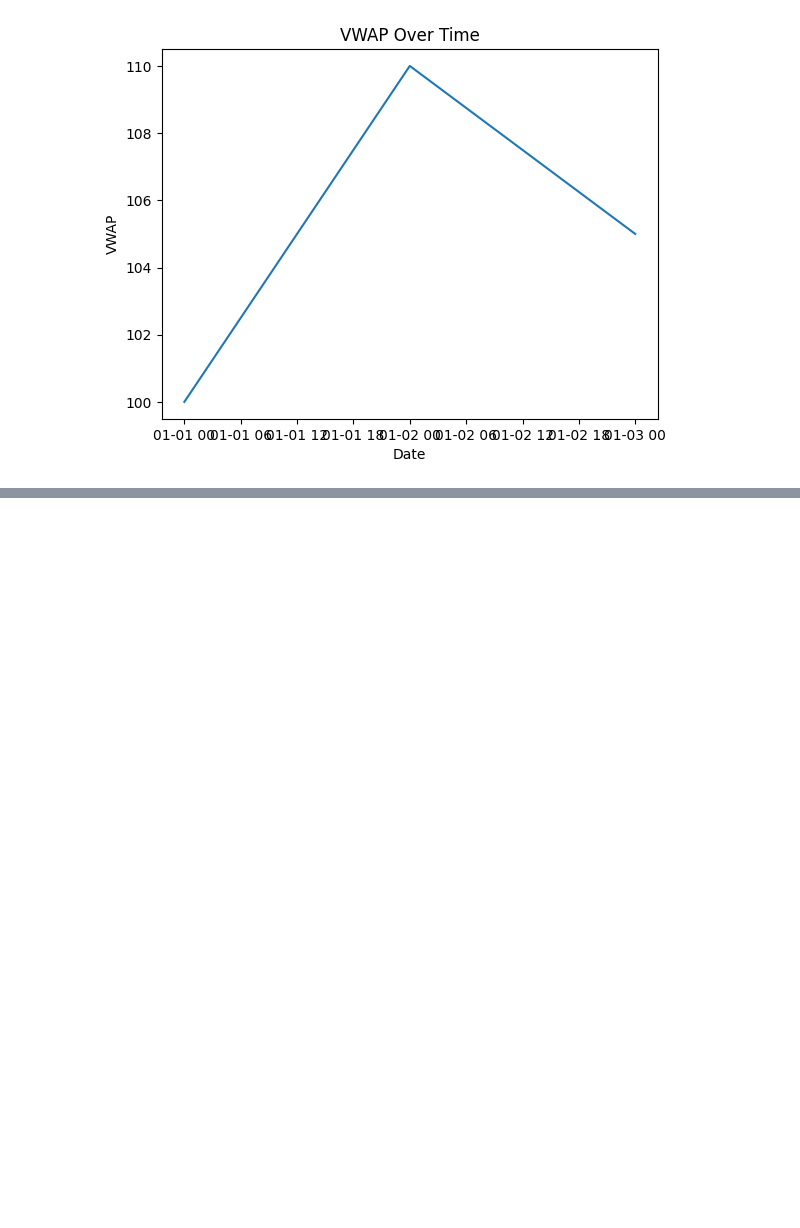
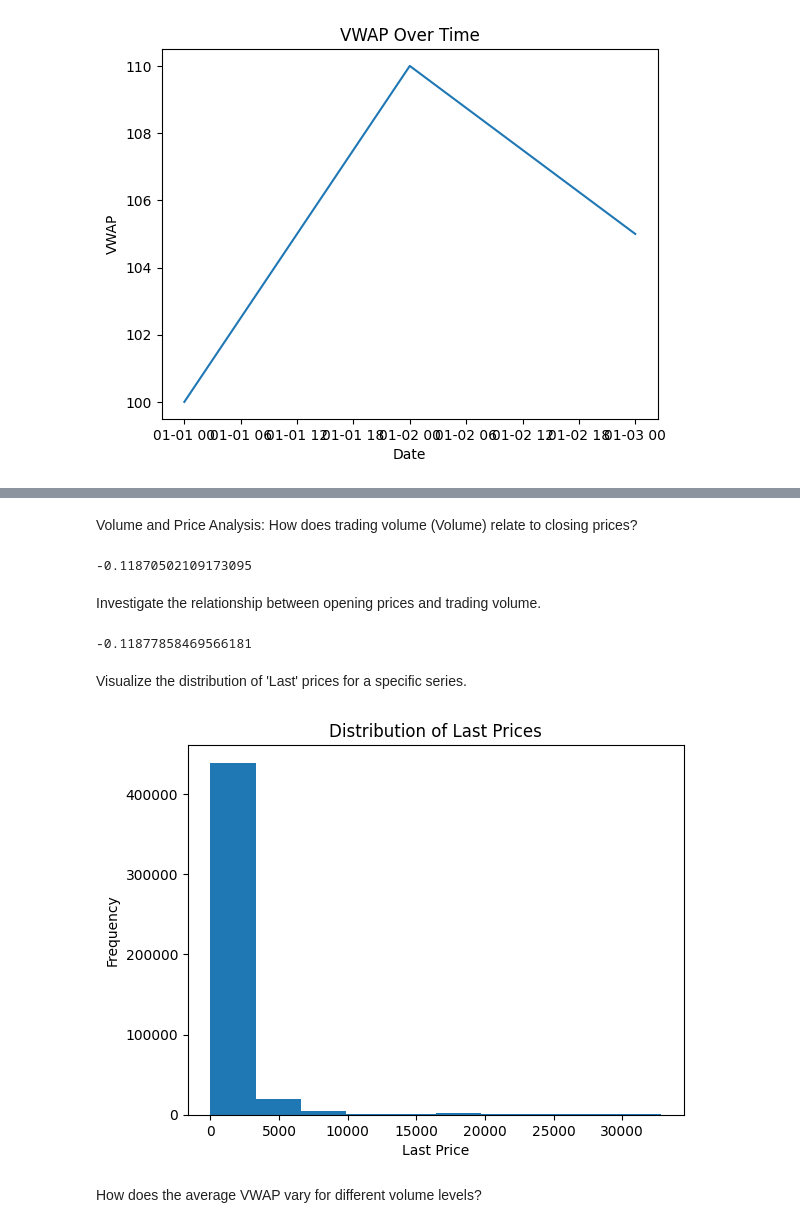
Before and after one commit to AkshayaKakde/Stock-Market-Data-Analysis-and-Reporting, a Jupyter notebook: stock_data_analysis.ipynb, the cells around one changed output, grey strips where cells are left out. Cells and saved outputs as stored; diff of their text form; code cells hidden in the pictures; blank space fills up the shorter version.

```diff
--- a/stock_data_analysis.ipynb
+++ b/stock_data_analysis.ipynb
@@ -283,0 +349,8 @@ plt.show()
+# %%
+df['Date'] = pd.to_datetime(df['Date'])
+
+df['Month'] = df['Date'].dt.month
+
+seasonality_by_industry = df.groupby(['Industry', 'Month'])['Volume'].mean()
+
+print(seasonality_by_industry)
@@ -283,0 +383,27 @@ plt.show()
+# %% [markdown]
+Volume and Price Analysis:
+How does trading volume (Volume) relate to closing prices?
+# %%
+volume_close_corr = df['Volume'].corr(df['Close'])
+print(volume_close_corr)
+# %% [output]
+-0.11870502109173095
+# %% [markdown]
+Investigate the relationship between opening prices and trading volume.
+# %%
+open_volume_corr = df['Open'].corr(df['Volume'])
+print(open_volume_corr)
+# %% [output]
+-0.11877858469566181
+# %% [markdown]
+Visualize the distribution of 'Last' prices for a specific series.
+# %%
+plt.hist(df['Last'])
+plt.xlabel('Last Price')
+plt.ylabel('Frequency')
+plt.title('Distribution of Last Prices')
+plt.show()
+# %% [output]
+[figure, added]
+# %% [markdown]
+How does the average VWAP vary for different volume levels?
```
Also changed, not shown: parts of 42 cells of this notebook.
